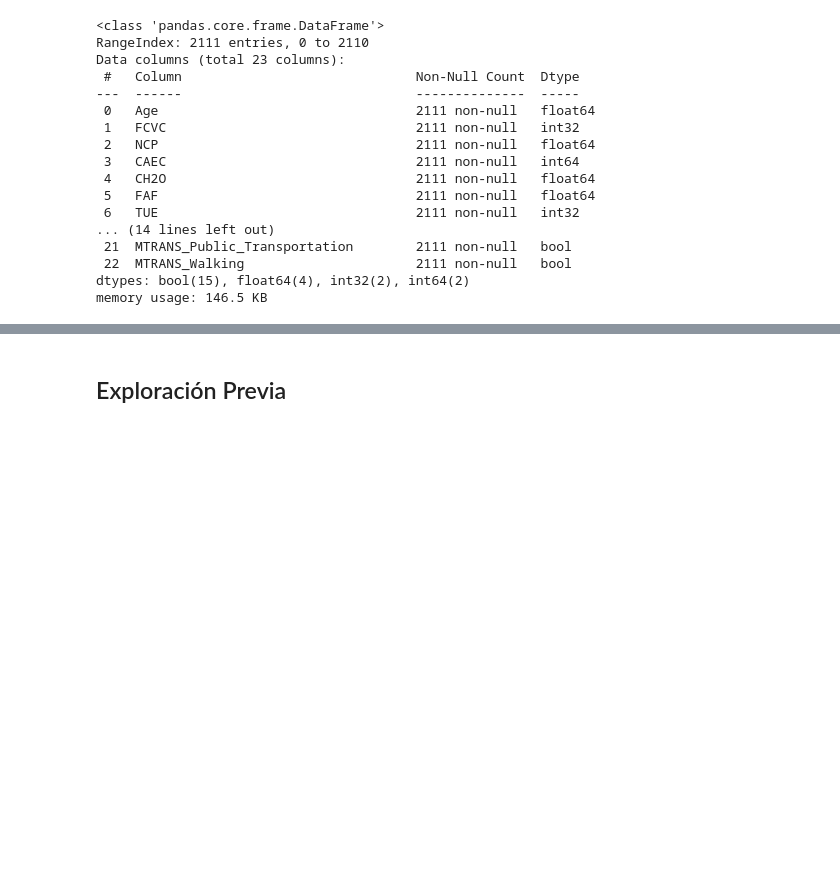
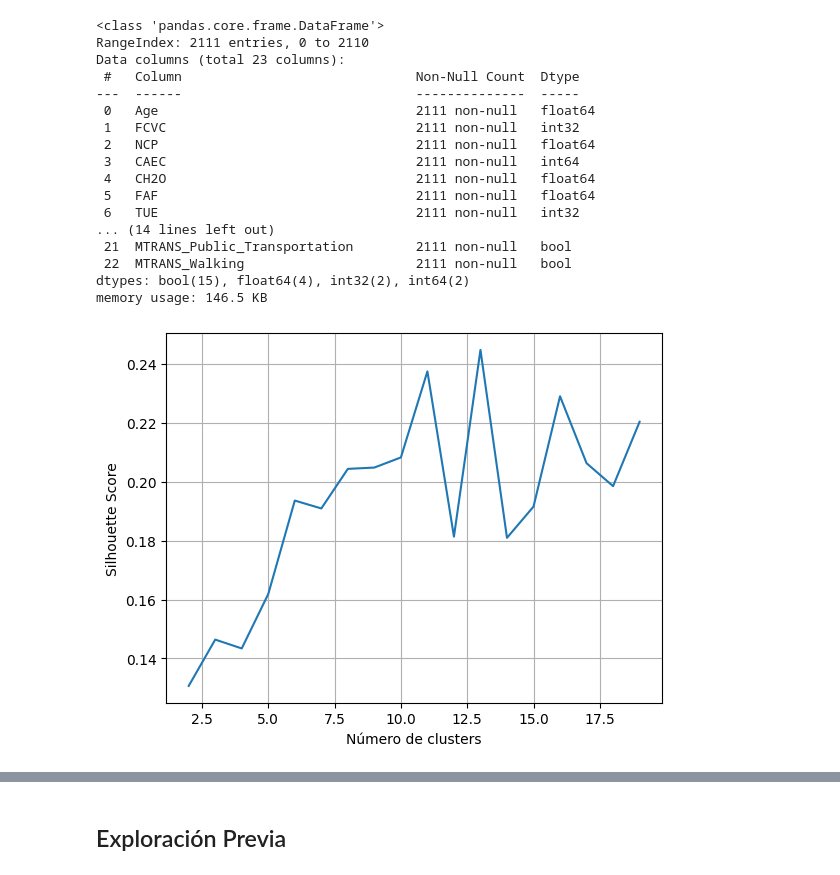
Before and after one commit to Izainea/Proyecto_1, a Jupyter notebook: Código/Caso Obesidad-2024_ML_VIRTUAL.ipynb, the cells around one changed output, grey strips where cells are left out. Cells and saved outputs as stored; diff of their text form; code cells hidden in the pictures; blank space fills up the shorter version.

```diff
--- a/Código/Caso Obesidad-2024_ML_VIRTUAL.ipynb
+++ b/Código/Caso Obesidad-2024_ML_VIRTUAL.ipynb
@@ -154,22 +154,28 @@ memory usage: 146.5 KB
 # %%
 #### Primero hagamos unos cluster
 
 from sklearn.cluster import KMeans
 from sklearn.preprocessing import StandardScaler
 ## silueta score
 from sklearn.metrics import silhouette_score
 
 sc=StandardScaler()
 
 X=sc.fit_transform(X)
 
 list_score=[]
 
-for n_clusters in range(2,15):
+for n_clusters in range(2,20):
     kmeans=KMeans(n_clusters=n_clusters)
     kmeans.fit(X)
     clusters=kmeans.predict(X)
     silhouette_avg=silhouette_score(X,clusters)
     list_score.append((n_clusters,silhouette_avg))
 
 plt.plot([x[0] for x in list_score],[x[1] for x in list_score])
+plt.xlabel('Número de clusters')
+plt.ylabel('Silhouette Score')
+plt.grid()
+plt.show()
+# %% [output]
+[figure, added]
```
Also changed, not shown: parts of 3 cells of this notebook.
